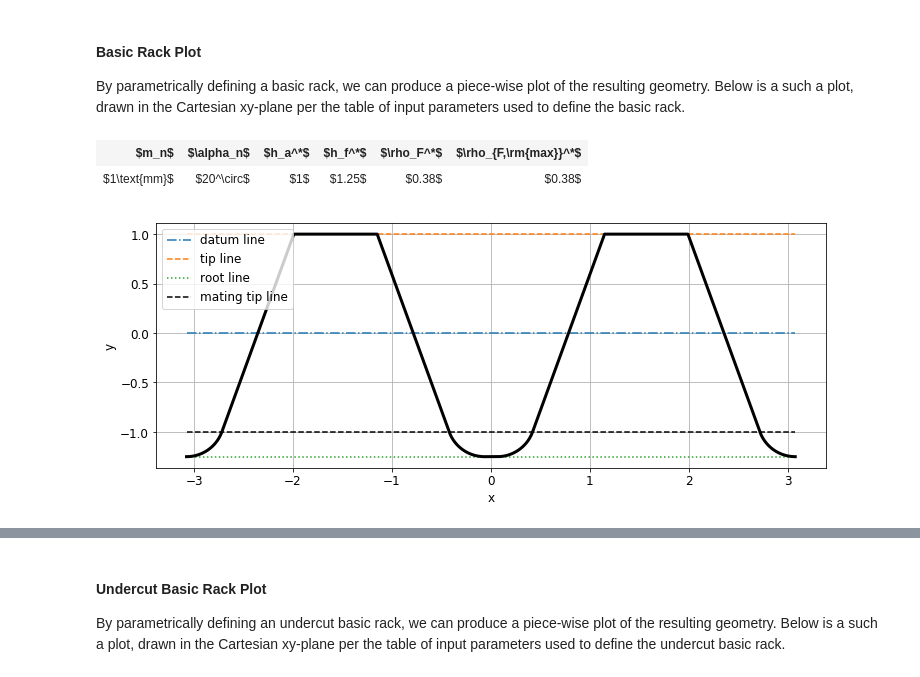
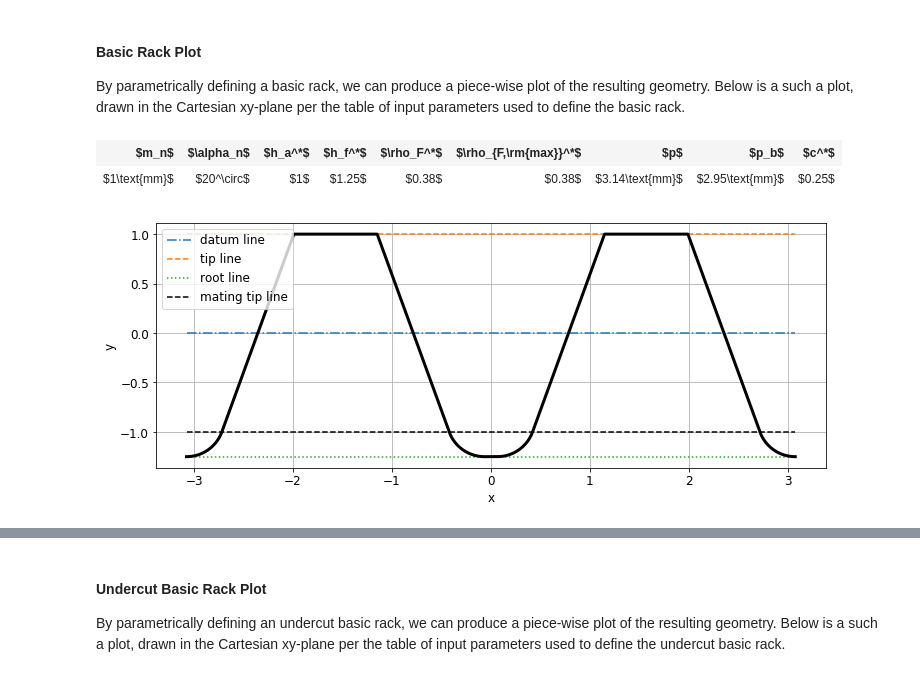
Before and after one commit to drivetrainhub/notebooks-gears, a Jupyter notebook: tooling/Chapter 1 - Basic Rack.ipynb, the cells around one changed output, grey strips where cells are left out. Saved outputs shown, nothing was run; the diff lists cells and outputs as text; code cells hidden in the pictures.

Commit message:
Refactors tooling / Basic Rack code cells to basic_rack.py module.  Adds __init__.py to each repo folder, making each a package.

```diff
--- a/tooling/Chapter 1 - Basic Rack.ipynb
+++ b/tooling/Chapter 1 - Basic Rack.ipynb
@@ -207,39 +179,42 @@ root_radius_coefficient = 0.38
 # compute properties
 pressure_angle = radians(pressure_angle_deg)
 addendum = addendum_coefficient * module
 dedendum = dedendum_coefficient * module
-root_radius_coefficient_max = round(max_root_radius(module, pressure_angle, addendum, dedendum) / module, 2)
+root_radius_coefficient_max = round(br.max_root_radius(module, pressure_angle, addendum, dedendum) / module, 2)
+pitch = round(br.pitch_fcn(module), 2)
+base_pitch = round(br.base_pitch_fcn(module, pressure_angle), 2)
+bottom_clearance_coefficient = br.bottom_clearance_fcn(addendum, dedendum) / module
 
 # display input variables
-headings = ['$m_n$', '$\\alpha_n$', '$h_a^*$', '$h_f^*$', '$\\rho_F^*$', '$\\rho_{F,\\rm{max}}^*$']
-rows = [[f'${module}\\text{{mm}}$', f'${pressure_angle_deg}^\\circ$', f'${addendum_coefficient}$', f'${dedendum_coefficient}$', f'${root_radius_coefficient}$', f'${root_radius_coefficient_max}$']]
+headings = ['$m_n$', '$\\alpha_n$', '$h_a^*$', '$h_f^*$', '$\\rho_F^*$', '$\\rho_{F,\\rm{max}}^*$', '$p$', '$p_b$', '$c^*$']
+rows = [[f'${module}\\text{{mm}}$', f'${pressure_angle_deg}^\\circ$', f'${addendum_coefficient}$', f'${dedendum_coefficient}$', f'${root_radius_coefficient}$', f'${root_radius_coefficient_max}$', f'${pitch}\\text{{mm}}$', f'${base_pitch}\\text{{mm}}$', f'${bottom_clearance_coefficient}$']]
 html_table(headings, rows)
 
 # basic rack coordinate data
-x, y = basic_rack_coordinates(module, pressure_angle_deg, addendum_coefficient, dedendum_coefficient, root_radius_coefficient)
+x, y = br.basic_rack_coordinates(module, pressure_angle_deg, addendum_coefficient, dedendum_coefficient, root_radius_coefficient)
 
 # create figure and axes
 fig = plt.figure(figsize=[2 * x for x in FIGSIZE])
 ax = fig.add_subplot(1, 1, 1)
 
 # plot reference lines (datum, tip, root) and basic rack
 xlimits = [min(x), max(x)]
 ax.plot(xlimits, [0] * 2, '-.')
 ax.plot(xlimits, [addendum] * 2, '--')
 ax.plot(xlimits, [-dedendum] * 2, ':')
 ax.plot(xlimits, [-addendum] * 2, 'k--')
 ax.plot(x, y, 'k', linewidth=3)
 
 # format plot
 ax.set_aspect('equal')
 plt.xlabel('x')
 plt.ylabel('y')
 plt.legend(['datum line', 'tip line', 'root line', 'mating tip line'], loc='upper left')
 plt.grid()
 plt.show()
 # %% [output]
-| $m_n$ | $\alpha_n$ | $h_a^*$ | $h_f^*$ | $\rho_F^*$ | $\rho_{F,\rm{max}}^*$ |
-| $1\text{mm}$ | $20^\circ$ | $1$ | $1.25$ | $0.38$ | $0.38$ |
+| $m_n$ | $\alpha_n$ | $h_a^*$ | $h_f^*$ | $\rho_F^*$ | $\rho_{F,\rm{max}}^*$ | $p$ | $p_b$ | $c^*$ |
+| $1\text{mm}$ | $20^\circ$ | $1$ | $1.25$ | $0.38$ | $0.38$ | $3.14\text{mm}$ | $2.95\text{mm}$ | $0.25$ |
 [figure]
 # %% [markdown]
 ### Undercut
```
Also changed, not shown: parts of 13 cells of this notebook, 7 other files.
